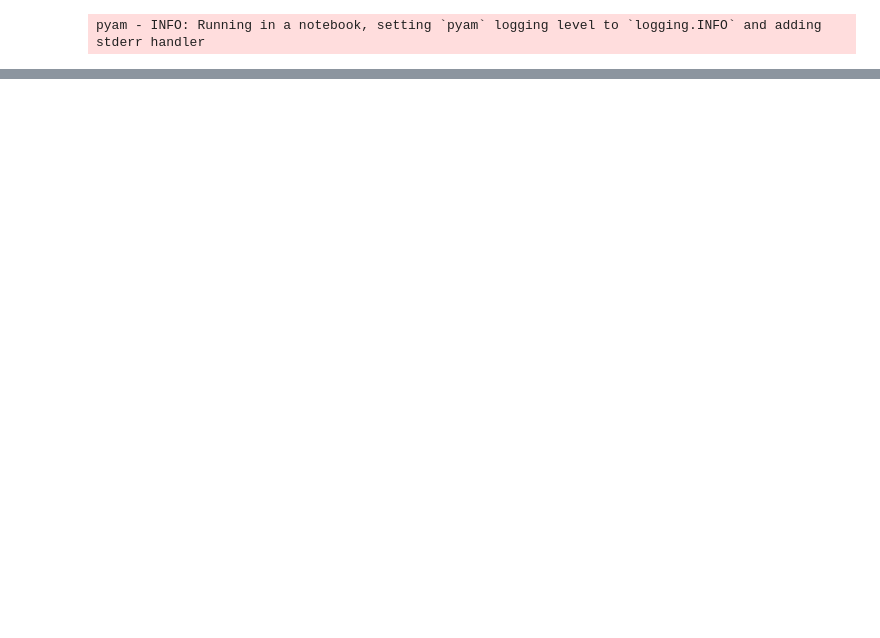
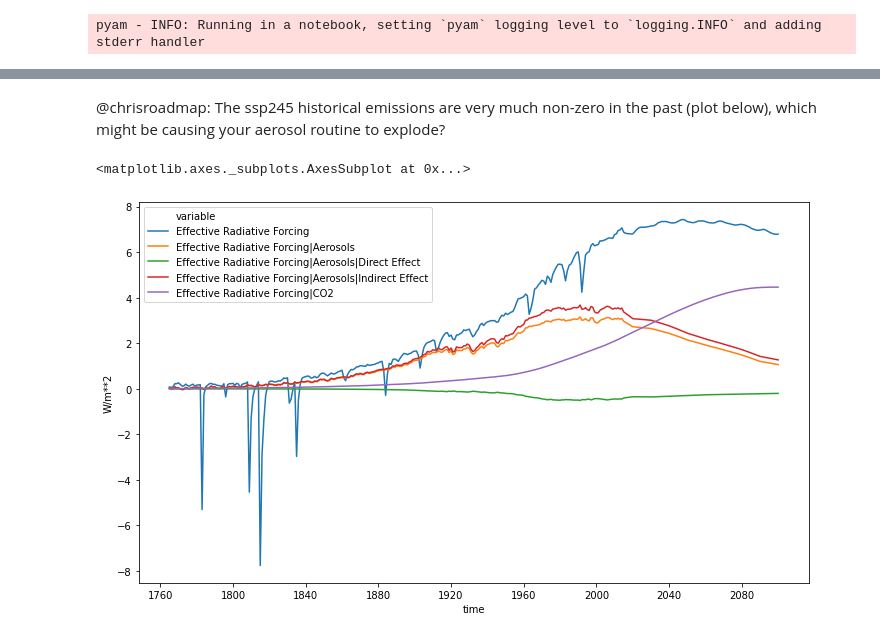
Before and after one commit to openscm/openscm-runner, a Jupyter notebook: notebooks/run-fair.ipynb, the cells around one changed output, grey strips where cells are left out. Drawn from its saved outputs; the diff is of its cells as text; code cells hidden in the pictures; blank space fills up the shorter version.

```diff
--- a/notebooks/run-fair.ipynb
+++ b/notebooks/run-fair.ipynb
@@ -91,0 +107,11 @@ x.filter(variable="Atmospheric Concentrations|CO2").lineplot(
+# %% [markdown]
+@chrisroadmap: The ssp245 historical emissions are very much non-zero in the past (plot below), which might be causing your aerosol routine to explode?
+# %%
+# NBVAL_IGNORE_OUTPUT
+ax = plt.figure(figsize=(12, 7)).add_subplot(111)
+x.filter(variable="Effective Radiative Forcing*", scenario="ssp245").lineplot(
+    hue="variable", ax=ax
+)
+# %% [output]
+<matplotlib.axes._subplots.AxesSubplot at 0x...>
+[figure, added]
```
Also changed, not shown: parts of 12 cells of this notebook, 4 other files.
